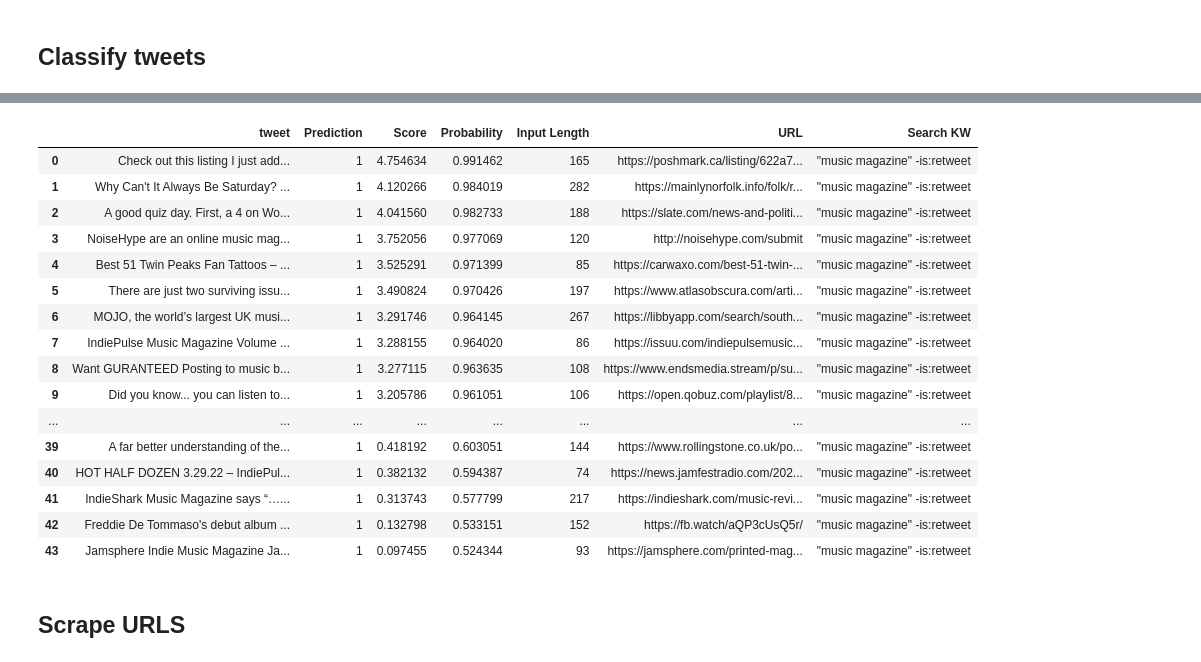
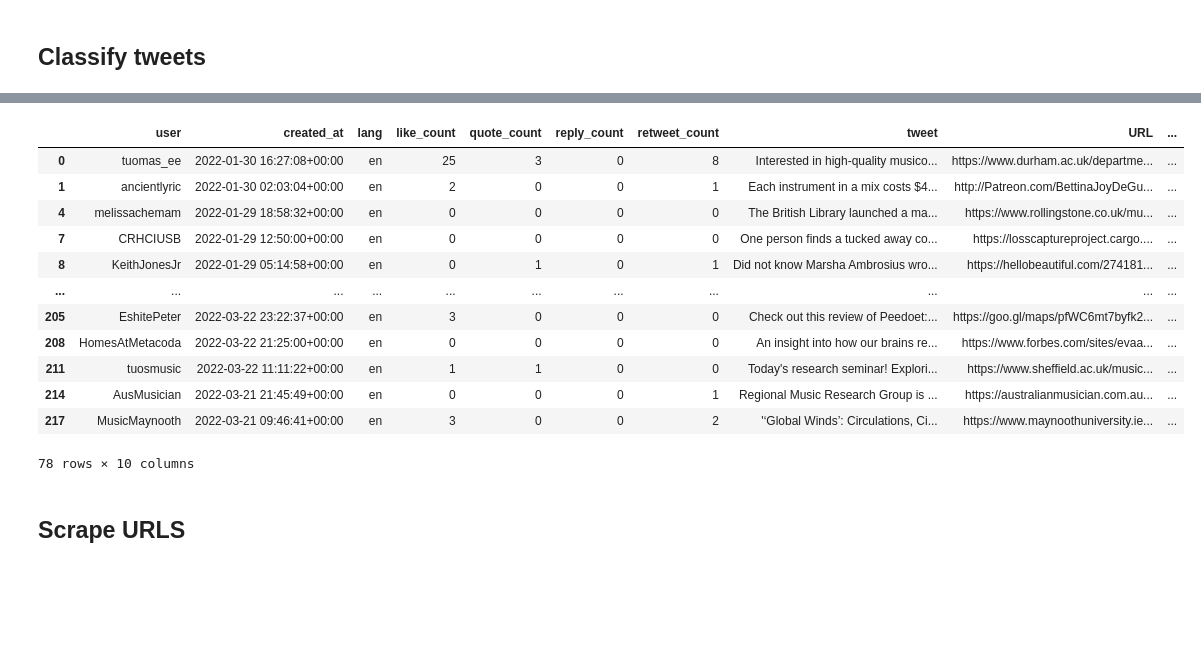
Before and after one commit to polifonia-project/musow-pipeline, a Jupyter notebook: NOTEBOOKS/pipeline_tests.ipynb, the cells around one changed output, grey strips where cells are left out. Drawn from its saved outputs; the diff is of its cells as text; code cells hidden in the pictures; blank space fills up the shorter version.

```diff
--- a/NOTEBOOKS/pipeline_tests.ipynb
+++ b/NOTEBOOKS/pipeline_tests.ipynb
@@ -447,28 +481,25 @@ for k in input_keywords:
 # %%
 #load the search you want to classify
-tweets_to_predict = pd.read_pickle(path+'TWITTER_SEARCHES/RAW_SEARCHES/musicmagazine_2022-01-01_3-31.pkl')
+tweets_to_predict = pd.read_pickle(path+'TWITTER_SEARCHES/RAW_SEARCHES/musicresearch_2022-01-01_3-31.pkl')
+tweets_to_predict
+# %% [output]
+|  | user | created_at | lang | like_count | quote_count | reply_count | retweet_count | tweet | URL | ... |
+| 0 | tuomas_ee | 2022-01-30 16:27:08+00:00 | en | 25 | 3 | 0 | 8 | Interested in high-quality musico... | https://www.durham.ac.uk/departme... | ... |
+| 1 | ancientlyric | 2022-01-30 02:03:04+00:00 | en | 2 | 0 | 0 | 1 | Each instrument in a mix costs $4... | http://Patreon.com/BettinaJoyDeGu... | ... |
+| 4 | melissachemam | 2022-01-29 18:58:32+00:00 | en | 0 | 0 | 0 | 0 | The British Library launched a ma... | https://www.rollingstone.co.uk/mu... | ... |
+| 7 | CRHCIUSB | 2022-01-29 12:50:00+00:00 | en | 0 | 0 | 0 | 0 | One person finds a tucked away co... | https://losscaptureproject.cargo.... | ... |
+| 8 | KeithJonesJr | 2022-01-29 05:14:58+00:00 | en | 0 | 1 | 0 | 1 | Did not know Marsha Ambrosius wro... | https://hellobeautiful.com/274181... | ... |
+| ... | ... | ... | ... | ... | ... | ... | ... | ... | ... | ... |
+| 205 | EshitePeter | 2022-03-22 23:22:37+00:00 | en | 3 | 0 | 0 | 0 | Check out this review of Peedoet:... | https://goo.gl/maps/pfWC6mt7byfk2... | ... |
+| 208 | HomesAtMetacoda | 2022-03-22 21:25:00+00:00 | en | 0 | 0 | 0 | 0 | An insight into how our brains re... | https://www.forbes.com/sites/evaa... | ... |
+| 211 | tuosmusic | 2022-03-22 11:11:22+00:00 | en | 1 | 1 | 0 | 0 | Today's research seminar! Explori... | https://www.sheffield.ac.uk/music... | ... |
+| 214 | AusMusician | 2022-03-21 21:45:49+00:00 | en | 0 | 0 | 0 | 1 | Regional Music Research Group is ... | https://australianmusician.com.au... | ... |
+| 217 | MusicMaynooth | 2022-03-21 09:46:41+00:00 | en | 3 | 0 | 0 | 2 | '‘Global Winds’: Circulations, Ci... | https://www.maynoothuniversity.ie... | ... |
+78 rows × 10 columns
 # %%
 #classify tweets
 predicted = twitter_predictions(path, 'twitter', tweets_to_predict, 'tweet', 1, discard, '')
 predicted
-# %% [output]
-|  | tweet | Prediction | Score | Probability | Input Length | URL | Search KW |
-| 0 | Check out this listing I just add... | 1 | 4.754634 | 0.991462 | 165 | https://poshmark.ca/listing/622a7... | "music magazine" -is:retweet |
-| 1 | Why Can't It Always Be Saturday? ... | 1 | 4.120266 | 0.984019 | 282 | https://mainlynorfolk.info/folk/r... | "music magazine" -is:retweet |
-| 2 | A good quiz day. First, a 4 on Wo... | 1 | 4.041560 | 0.982733 | 188 | https://slate.com/news-and-politi... | "music magazine" -is:retweet |
-| 3 | NoiseHype are an online music mag... | 1 | 3.752056 | 0.977069 | 120 | http://noisehype.com/submit | "music magazine" -is:retweet |
-| 4 | Best 51 Twin Peaks Fan Tattoos – ... | 1 | 3.525291 | 0.971399 | 85 | https://carwaxo.com/best-51-twin-... | "music magazine" -is:retweet |
-| 5 | There are just two surviving issu... | 1 | 3.490824 | 0.970426 | 197 | https://www.atlasobscura.com/arti... | "music magazine" -is:retweet |
-| 6 | MOJO, the world’s largest UK musi... | 1 | 3.291746 | 0.964145 | 267 | https://libbyapp.com/search/south... | "music magazine" -is:retweet |
-| 7 | IndiePulse Music Magazine Volume ... | 1 | 3.288155 | 0.964020 | 86 | https://issuu.com/indiepulsemusic... | "music magazine" -is:retweet |
-| 8 | Want GURANTEED Posting to music b... | 1 | 3.277115 | 0.963635 | 108 | https://www.endsmedia.stream/p/su... | "music magazine" -is:retweet |
-| 9 | Did you know... you can listen to... | 1 | 3.205786 | 0.961051 | 106 | https://open.qobuz.com/playlist/8... | "music magazine" -is:retweet |
-| ... | ... | ... | ... | ... | ... | ... | ... |
-| 39 | A far better understanding of the... | 1 | 0.418192 | 0.603051 | 144 | https://www.rollingstone.co.uk/po... | "music magazine" -is:retweet |
-| 40 | HOT HALF DOZEN 3.29.22 – IndiePul... | 1 | 0.382132 | 0.594387 | 74 | https://news.jamfestradio.com/202... | "music magazine" -is:retweet |
-| 41 | IndieShark Music Magazine says “…... | 1 | 0.313743 | 0.577799 | 217 | https://indieshark.com/music-revi... | "music magazine" -is:retweet |
-| 42 | Freddie De Tommaso's debut album ... | 1 | 0.132798 | 0.533151 | 152 | https://fb.watch/aQP3cUsQ5r/ | "music magazine" -is:retweet |
-| 43 | Jamsphere Indie Music Magazine Ja... | 1 | 0.097455 | 0.524344 | 93 | https://jamsphere.com/printed-mag... | "music magazine" -is:retweet |
 # %% [markdown]
 ## Scrape URLS
 # %%
```
Also changed, not shown: parts of 9 cells of this notebook, 3 other files.
